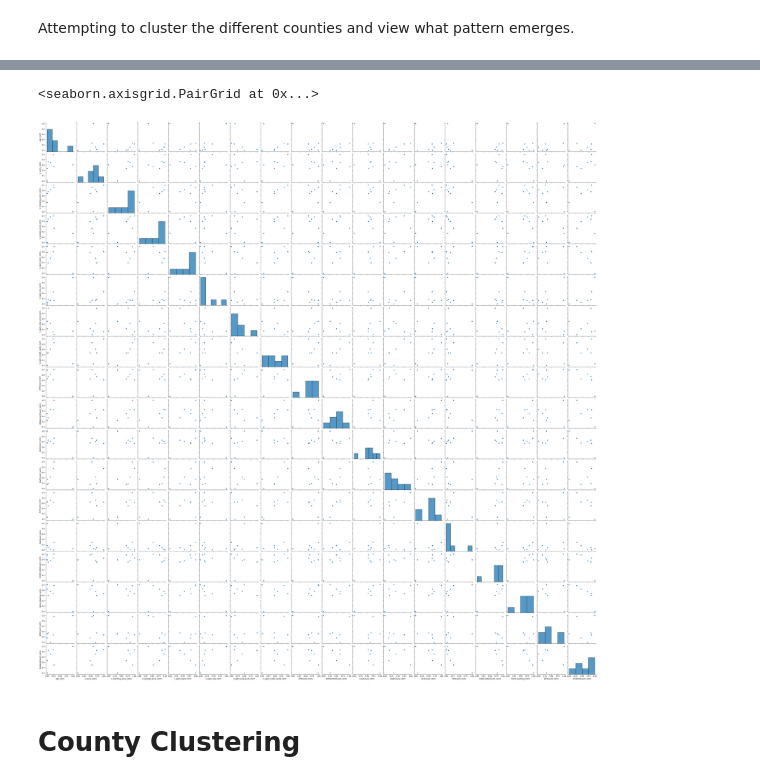
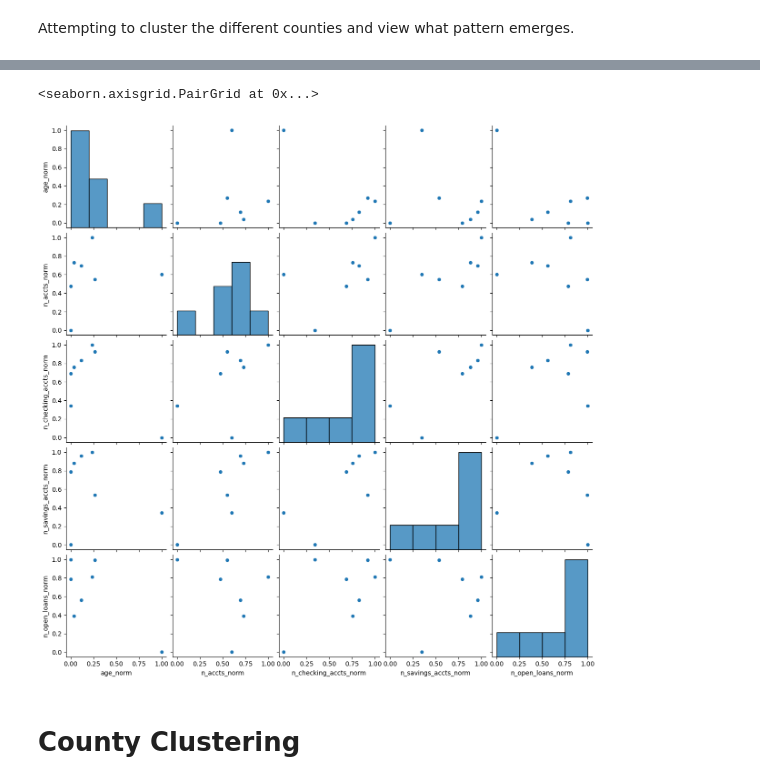
Before and after one commit to perezjovany/Addition-Financial-Competition-23-24, a Jupyter notebook: member_county_cluster.ipynb, the cells around one changed output, grey strips where cells are left out. Drawn from its saved outputs; the diff is of its cells as text; code cells hidden in the pictures.

```diff
--- a/member_county_cluster.ipynb
+++ b/member_county_cluster.ipynb
@@ -204,10 +240,10 @@ normalized_df.head()
 | Osceola | 0.000 | 0.474 | 0.688 | 0.790 | 0.787 | ... |
 | Polk | 0.000 | 0.000 | 0.343 | 0.000 | 1.000 | ... |
 # %%
-sns.pairplot(normalized_df)
+sns.pairplot(normalized_df.iloc[:, 0:5])
 # %% [output]
 <seaborn.axisgrid.PairGrid at 0x...>
-[figure, old version]
+[figure, new version]
 # %% [markdown]
 # County Clustering
 # %%
```
Also changed, not shown: parts of 3 cells of this notebook, 3 other files.
